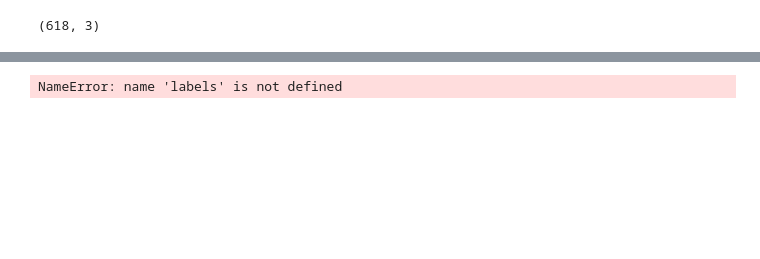
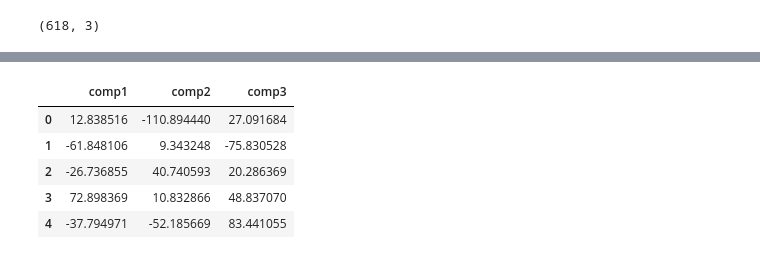
Before and after one commit to Mathi2702/unsupervised-machine-learning-challenge, a Jupyter notebook: unsupervised_machine_learning.ipynb, the cells around one changed output, grey strips where cells are left out. Saved outputs shown, nothing was run; the diff lists cells and outputs as text; code cells hidden in the pictures; blank space fills up the shorter version.

```diff
--- a/unsupervised_machine_learning.ipynb
+++ b/unsupervised_machine_learning.ipynb
@@ -120,4 +150,11 @@ plt.scatter(tsne_features[:,0],tsne_features[:,1],c=df_myopia_new["DADMY"])
 # %%
-labels.value_counts()
+# visualize
+df_tsne = pd.DataFrame(tsne_features, columns=['comp1', 'comp2','comp3'])
+df_tsne.head()
 # %% [output]
-NameError: name 'labels' is not defined
+|  | comp1 | comp2 | comp3 |
+| 0 | 12.838516 | -110.894440 | 27.091684 |
+| 1 | -61.848106 | 9.343248 | -75.830528 |
+| 2 | -26.736855 | 40.740593 | 20.286369 |
+| 3 | 72.898369 | 10.832866 | 48.837070 |
+| 4 | -37.794971 | -52.185669 | 83.441055 |
```
Also changed, not shown: parts of 5 cells of this notebook.
